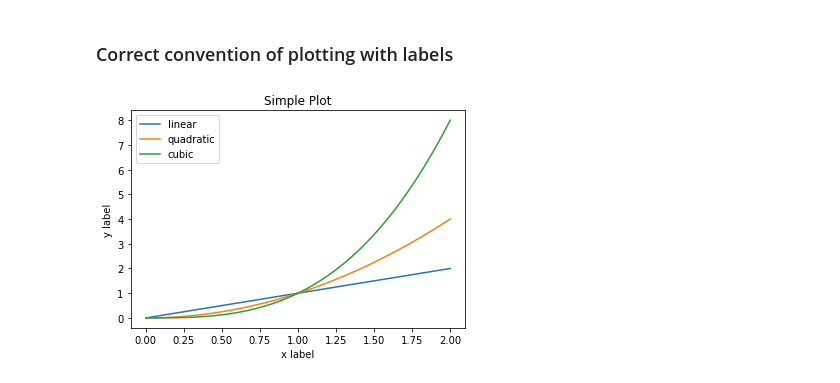
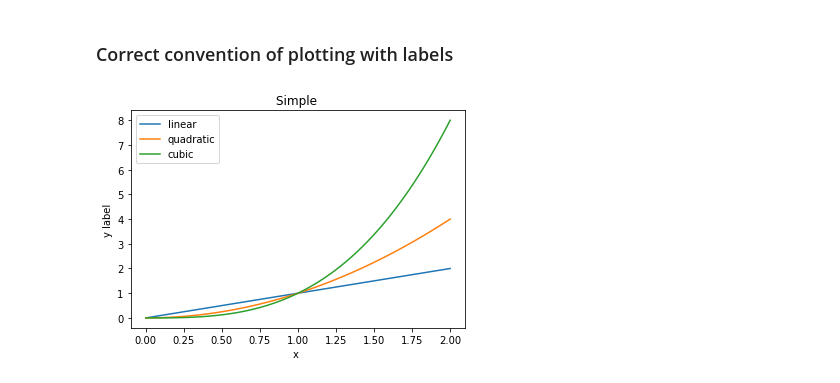
Before and after one commit to edwinjosechittilappilly/ELE3208-Neural-Networks, a Jupyter notebook: Mtplt.ipynb, the cells around one changed output. Cells and saved outputs as stored; diff of their text form; code cells hidden in the pictures.

```diff
--- a/Mtplt.ipynb
+++ b/Mtplt.ipynb
@@ -29,16 +29,16 @@ plt.show()
 # %%
 x = np.linspace(0, 2, 100)
 
 plt.plot(x, x, label='linear')
 plt.plot(x, x**2, label='quadratic')
 plt.plot(x, x**3, label='cubic')
 
-plt.xlabel('x label')
+plt.xlabel('x ')
 plt.ylabel('y label')
 
-plt.title("Simple Plot")
+plt.title("Simple ")
 
 plt.legend()
 plt.show()
 # %% [output]
-[figure, old version]
+[figure, new version]
```
Also changed, not shown: 7 other files.
